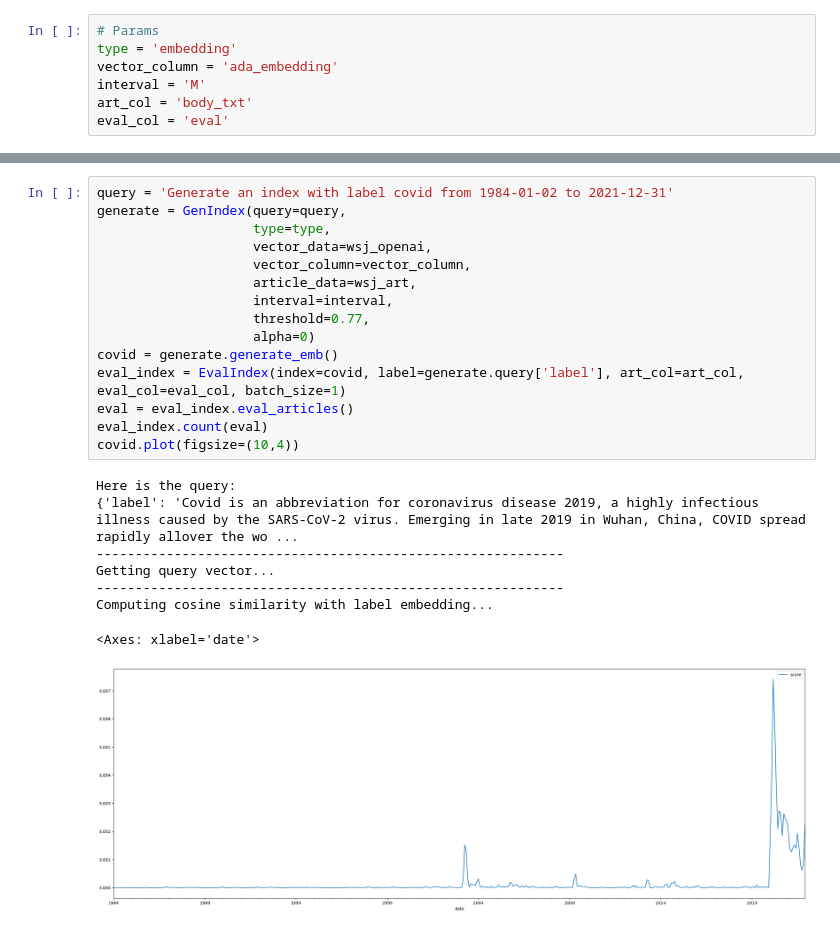
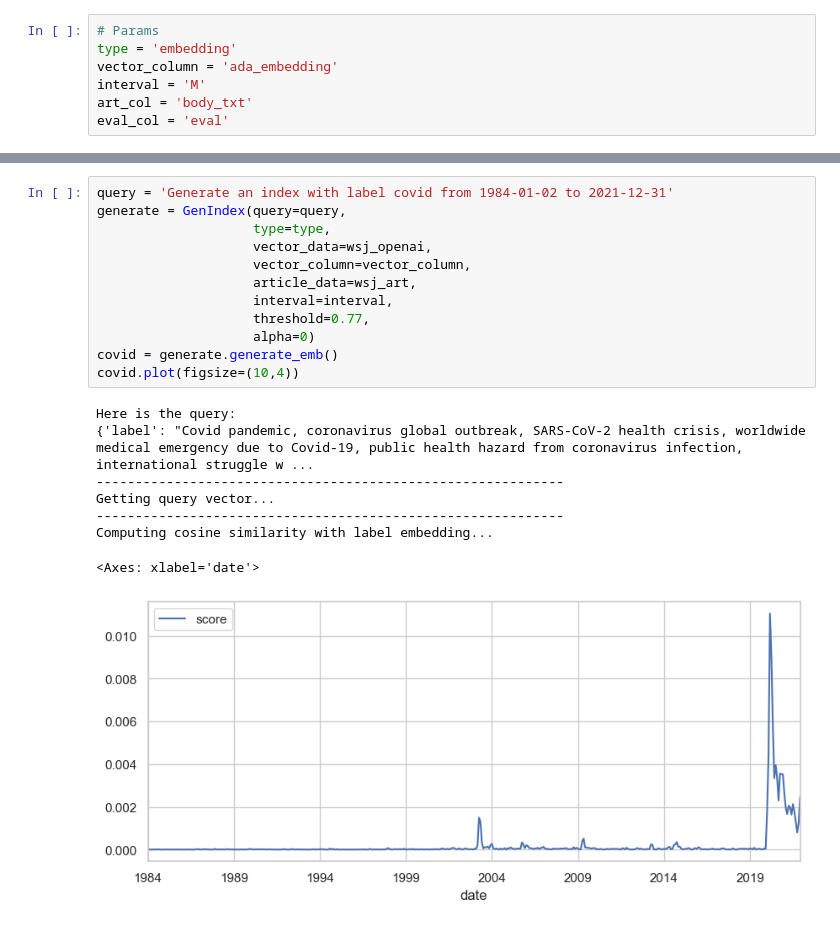
Before and after one commit to jfan1256/fenui, a Jupyter notebook: exec_research/exec_top_plot/view_emb.ipynb, the cells around one changed output, grey strips where cells are left out. Cells and saved outputs as stored; diff of their text form.

```diff
--- a/exec_research/exec_top_plot/view_emb.ipynb
+++ b/exec_research/exec_top_plot/view_emb.ipynb
@@ -159,27 +173,24 @@ NameError: name 'GenIndex' is not defined
 # %%
 query = 'Generate an index with label covid from 1984-01-02 to 2021-12-31'
 generate = GenIndex(query=query,
                     type=type,
                     vector_data=wsj_openai,
                     vector_column=vector_column,
                     article_data=wsj_art,
                     interval=interval,
                     threshold=0.77,
                     alpha=0)
 covid = generate.generate_emb()
-eval_index = EvalIndex(index=covid, label=generate.query['label'], art_col=art_col, eval_col=eval_col, batch_size=1)
-eval = eval_index.eval_articles()
-eval_index.count(eval)
 covid.plot(figsize=(10,4))
 # %% [output]
 Here is the query:
-{'label': 'Covid is an abbreviation for coronavirus disease 2019, a highly infectious illness caused by the SARS-CoV-2 virus. Emerging in late 2019 in Wuhan, China, COVID spread rapidly allover the wo ...
+{'label': "Covid pandemic, coronavirus global outbreak, SARS-CoV-2 health crisis, worldwide medical emergency due to Covid-19, public health hazard from coronavirus infection, international struggle w ...
 ------------------------------------------------------------
 Getting query vector...
 ------------------------------------------------------------
 Computing cosine similarity with label embedding...
 <Axes: xlabel='date'>
-[figure, old version]
+[figure, new version]
 # %%
 query = 'Generate an index with label economic recession from 1984-01-02 to 2021-12-31'
 generate = GenIndex(query=query,
```
Also changed, not shown: parts of 9 cells of this notebook, 4 other files.
